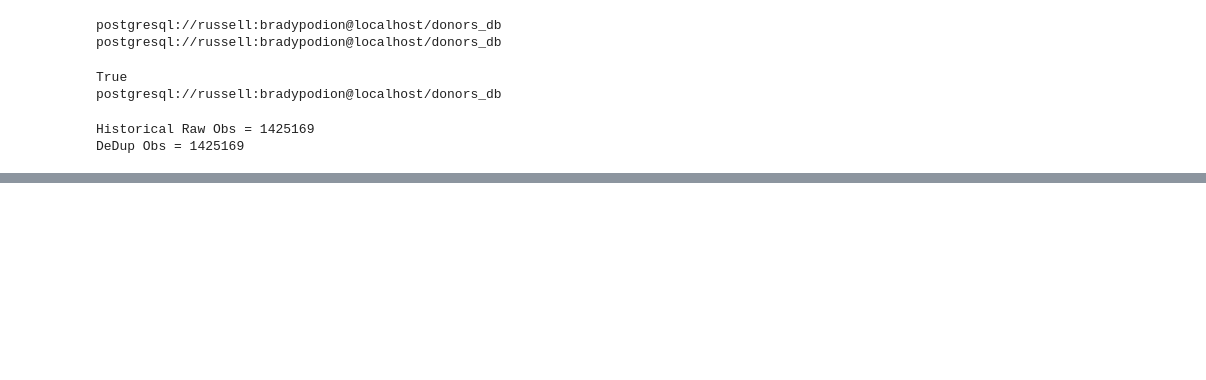
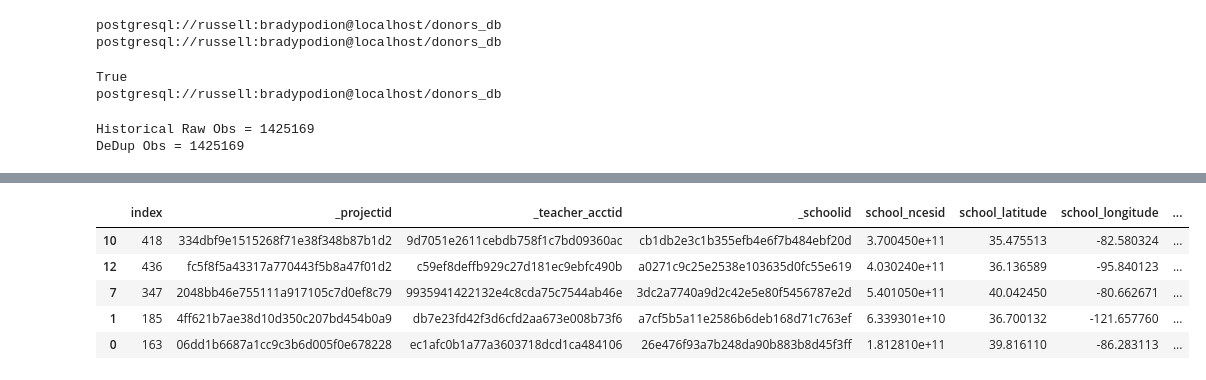
Before and after one commit to russell-ligon/DonorBooster, a Jupyter notebook: testscripts/decisions.ipynb, the cells around one changed output, grey strips where cells are left out. Cells and saved outputs as stored; diff of their text form; code cells hidden in the pictures; blank space fills up the shorter version.

```diff
--- a/testscripts/decisions.ipynb
+++ b/testscripts/decisions.ipynb
@@ -68,6 +68,33 @@ def ConvertSectoDay(n):
     #https://stackoverflow.com/a/48812729/1602288
     holder='{:g}'.format(float('{:.{p}g}'.format(addem, p=5)))
     return(float(holder))
+
+
+def projectover(posted, completed,expiration):
+    formatuse = '%Y-%m-%d %H:%M:%S' # The format: see down this page:https://docs.python.org/3/library/datetime.html
+    otherformat = '%Y-%m-%d'
+
+    #failed projects were never completed, so in those cases, use the expiration date
+    # if variable is None:
+    if completed is None:
+        try:
+            clock = datetime.datetime.strptime(expiration,formatuse)
+        except:
+            try:
+                clock = datetime.datetime.strptime(expiration,otherformat)
+            except:
+                clock = datetime.datetime.strptime('1900-01-01',otherformat)
+    else:
+        try:
+            clock = datetime.datetime.strptime(completed,formatuse)
+        except:
+            try:
+                clock = datetime.datetime.strptime(completed,otherformat)
+            except:
+                clock = datetime.datetime.strptime('1900-01-01',otherformat)
+    return(clock)
+
+
 
 def elapsedseconds(posted, completed, expiration):
     formatuse = '%Y-%m-%d %H:%M:%S' # The format: see down this page:https://docs.python.org/3/library/datetime.html
@@ -172,0 +239,11 @@ hist_state[['posting_year','posting_month','posting_day']]=hist_state['date_post
+# %%
+testcase = hist_state.iloc[0:1000,:]
+testcase = testcase.sort_values(by='date_posted', ascending=True)
+testcase.tail(5)
+# %% [output]
+|  | index | _projectid | _teacher_acctid | _schoolid | school_ncesid | school_latitude | school_longitude | ... |
+| 10 | 418 | 334dbf9e1515268f71e38f348b87b1d2 | 9d7051e2611cebdb758f1c7bd09360ac | cb1db2e3c1b355efb4e6f7b484ebf20d | 3.700450e+11 | 35.475513 | -82.580324 | ... |
+| 12 | 436 | fc5f8f5a43317a770443f5b8a47f01d2 | c59ef8deffb929c27d181ec9ebfc490b | a0271c9c25e2538e103635d0fc55e619 | 4.030240e+11 | 36.136589 | -95.840123 | ... |
+| 7 | 347 | 2048bb46e755111a917105c7d0ef8c79 | 9935941422132e4c8cda75c7544ab46e | 3dc2a7740a9d2c42e5e80f5456787e2d | 5.401050e+11 | 40.042450 | -80.662671 | ... |
+| 1 | 185 | 4ff621b7ae38d10d350c207bd454b0a9 | db7e23fd42f3d6cfd2aa673e008b73f6 | a7cf5b5a11e2586b6deb168d71c763ef | 6.339301e+10 | 36.700132 | -121.657760 | ... |
+| 0 | 163 | 06dd1b6687a1cc9c3b6d005f0e678228 | ec1afc0b1a77a3603718dcd1ca484106 | 26e476f93a7b248da90b883b8d45f3ff | 1.812810e+11 | 39.816110 | -86.283113 | ... |
```
Also changed, not shown: parts of 36 cells of this notebook, 1 other file.
